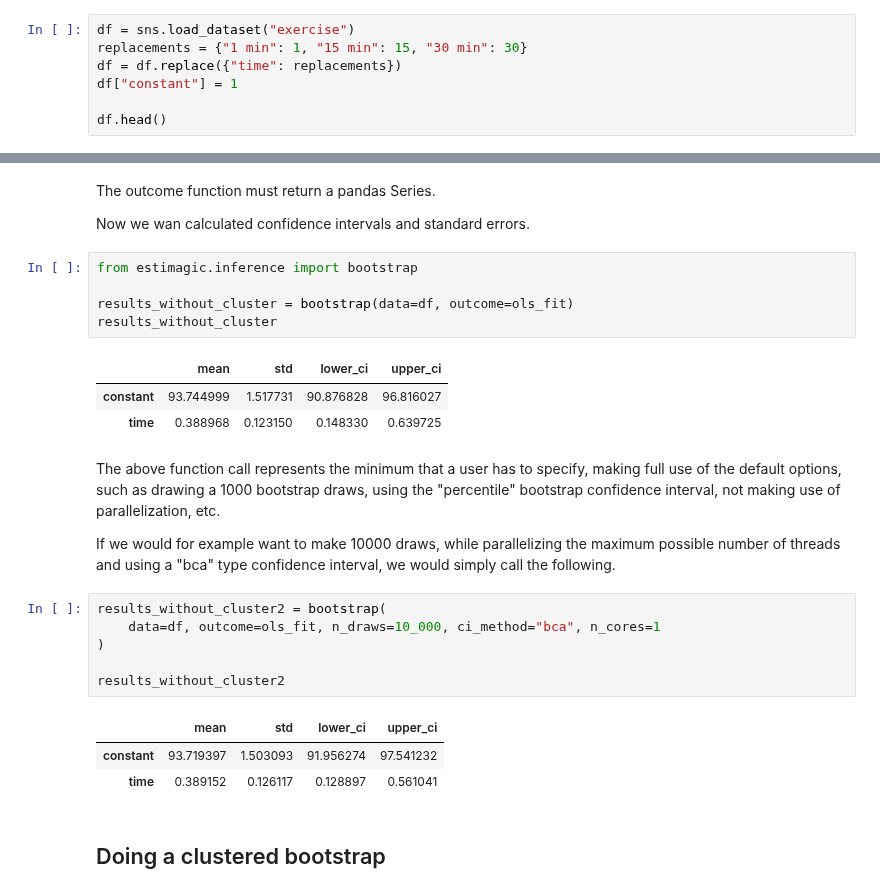
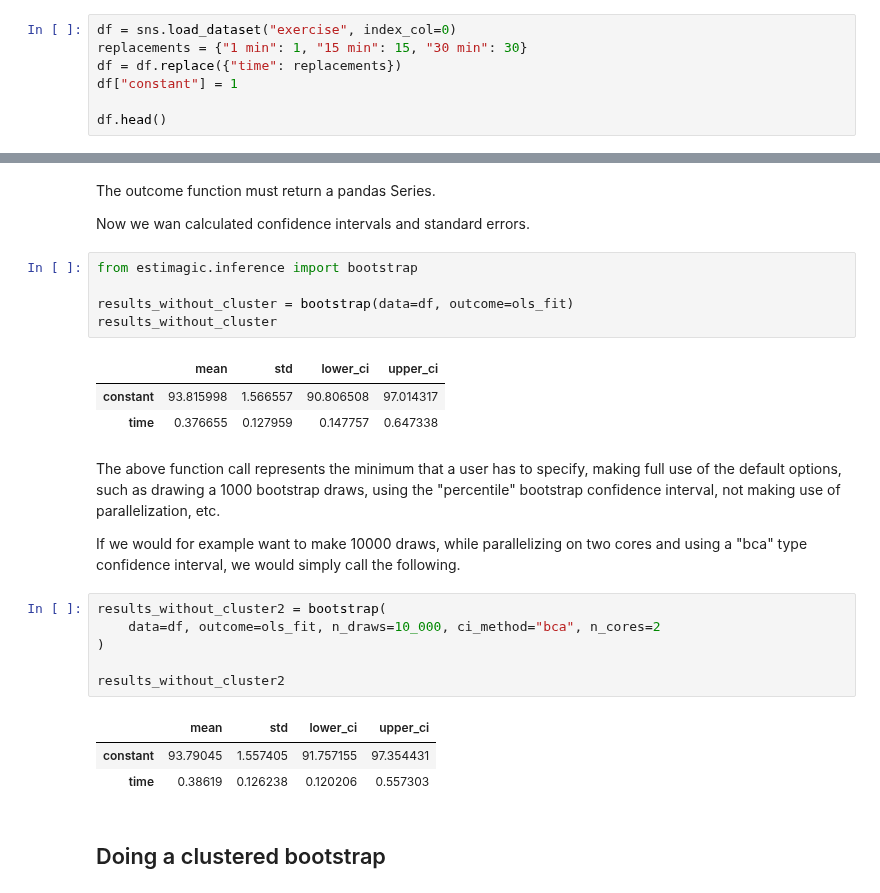
Before and after one commit to optimagic-dev/optimagic, a Jupyter notebook: docs/source/how_to_guides/inference/how_to_do_bootstrap_inference.ipynb, the cells around one changed output, grey strips where cells are left out. Cells and saved outputs as stored; diff of their text form.

```diff
--- a/docs/source/how_to_guides/inference/how_to_do_bootstrap_inference.ipynb
+++ b/docs/source/how_to_guides/inference/how_to_do_bootstrap_inference.ipynb
@@ -14,7 +14,7 @@ The working example will be a linear regression to investigate the effects of ex
 
 ## Prepare the dataset
 # %%
-df = sns.load_dataset("exercise")
+df = sns.load_dataset("exercise", index_col=0)
 replacements = {"1 min": 1, "15 min": 15, "30 min": 30}
 df = df.replace({"time": replacements})
 df["constant"] = 1
@@ -51,22 +51,22 @@ results_without_cluster = bootstrap(data=df, outcome=ols_fit)
 results_without_cluster
 # %% [output]
 |  | mean | std | lower_ci | upper_ci |
-| constant | 93.744999 | 1.517731 | 90.876828 | 96.816027 |
-| time | 0.388968 | 0.123150 | 0.148330 | 0.639725 |
+| constant | 93.815998 | 1.566557 | 90.806508 | 97.014317 |
+| time | 0.376655 | 0.127959 | 0.147757 | 0.647338 |
 # %% [markdown]
 The above function call represents the minimum that a user has to specify, making full use of the default options, such as drawing a 1000 bootstrap draws, using the "percentile" bootstrap confidence interval, not making use of parallelization, etc.
 
-If we would for example want to make 10000 draws, while parallelizing the maximum possible number of threads and using a "bca" type confidence interval, we would simply call the following.
+If we would for example want to make 10000 draws, while parallelizing on two cores and using a "bca" type confidence interval, we would simply call the following.
 # %%
 results_without_cluster2 = bootstrap(
-    data=df, outcome=ols_fit, n_draws=10_000, ci_method="bca", n_cores=1
+    data=df, outcome=ols_fit, n_draws=10_000, ci_method="bca", n_cores=2
 )
 
 results_without_cluster2
 # %% [output]
 |  | mean | std | lower_ci | upper_ci |
-| constant | 93.719397 | 1.503093 | 91.956274 | 97.541232 |
-| time | 0.389152 | 0.126117 | 0.128897 | 0.561041 |
+| constant | 93.79045 | 1.557405 | 91.757155 | 97.354431 |
+| time | 0.38619 | 0.126238 | 0.120206 | 0.557303 |
 # %% [markdown]
 ## Doing a clustered bootstrap
 # %% [markdown]
```
Also changed, not shown: parts of 4 cells of this notebook, 3 other files.
